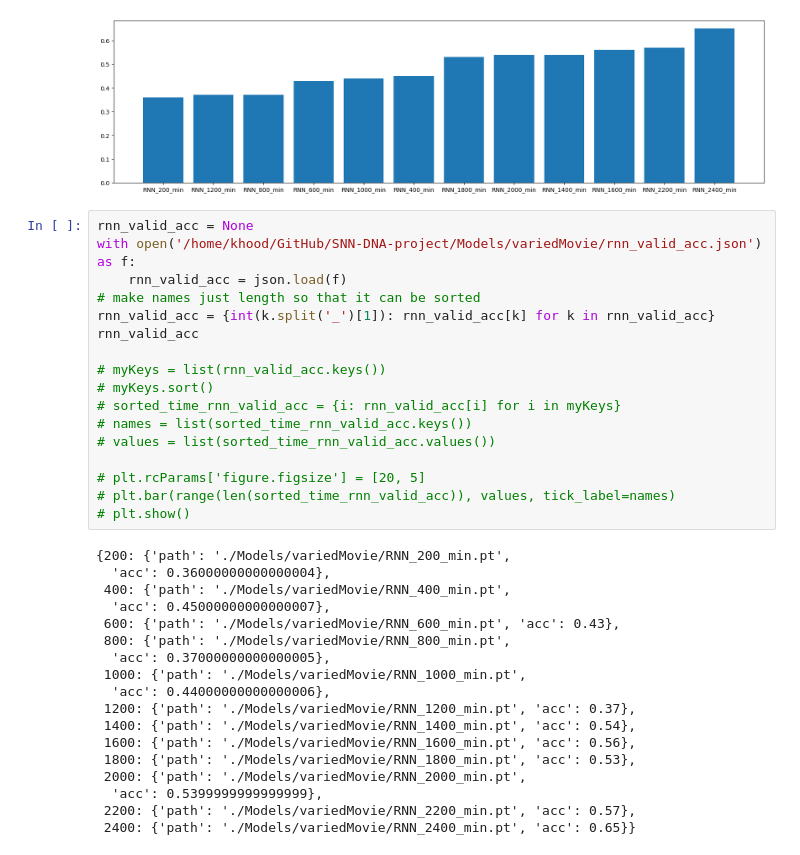
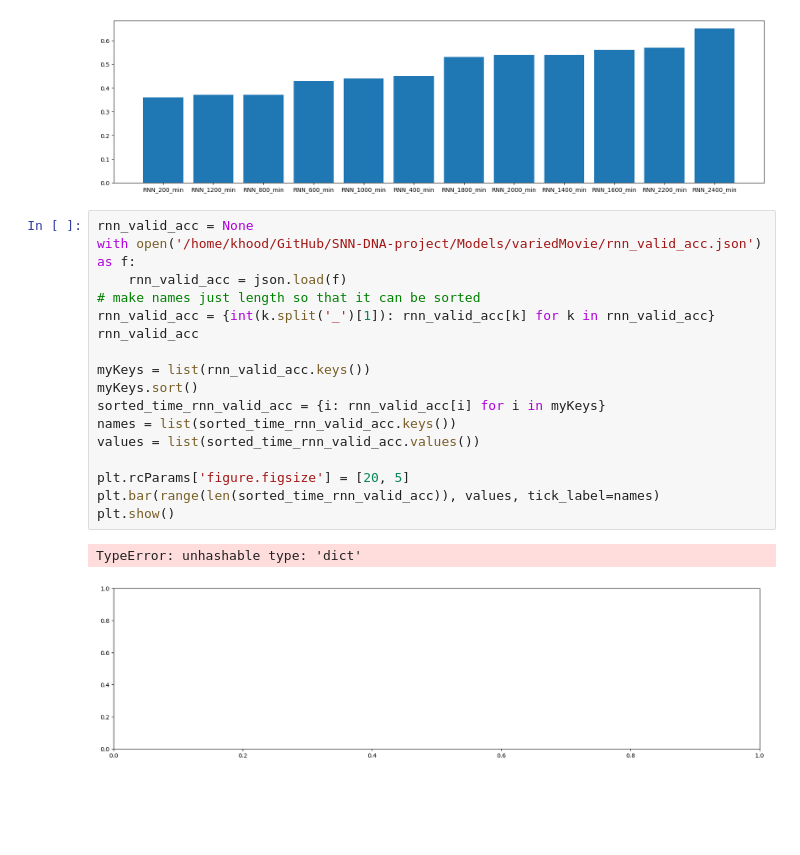
Before and after one commit to khood5/SNN-DNA-project, a Jupyter notebook: RNN-model.ipynb, the cells around one changed output. Cells and saved outputs as stored; diff of their text form; blank space fills up the shorter version.

```diff
--- a/RNN-model.ipynb
+++ b/RNN-model.ipynb
@@ -277,35 +276,20 @@ plt.show()
 # %%
 rnn_valid_acc = None
 with open('/home/khood/GitHub/SNN-DNA-project/Models/variedMovie/rnn_valid_acc.json') as f:
     rnn_valid_acc = json.load(f)
 # make names just length so that it can be sorted
 rnn_valid_acc = {int(k.split('_')[1]): rnn_valid_acc[k] for k in rnn_valid_acc}
 rnn_valid_acc
 
-# myKeys = list(rnn_valid_acc.keys())
-# myKeys.sort()
-# sorted_time_rnn_valid_acc = {i: rnn_valid_acc[i] for i in myKeys}
-# names = list(sorted_time_rnn_valid_acc.keys())
-# values = list(sorted_time_rnn_valid_acc.values())
+myKeys = list(rnn_valid_acc.keys())
+myKeys.sort()
+sorted_time_rnn_valid_acc = {i: rnn_valid_acc[i] for i in myKeys}
+names = list(sorted_time_rnn_valid_acc.keys())
+values = list(sorted_time_rnn_valid_acc.values())
 
-# plt.rcParams['figure.figsize'] = [20, 5]
-# plt.bar(range(len(sorted_time_rnn_valid_acc)), values, tick_label=names)
-# plt.show()
+plt.rcParams['figure.figsize'] = [20, 5]
+plt.bar(range(len(sorted_time_rnn_valid_acc)), values, tick_label=names)
+plt.show()
 # %% [output]
-{200: {'path': './Models/variedMovie/RNN_200_min.pt',
-  'acc': 0.36000000000000004},
- 400: {'path': './Models/variedMovie/RNN_400_min.pt',
-  'acc': 0.45000000000000007},
- 600: {'path': './Models/variedMovie/RNN_600_min.pt', 'acc': 0.43},
- 800: {'path': './Models/variedMovie/RNN_800_min.pt',
-  'acc': 0.37000000000000005},
- 1000: {'path': './Models/variedMovie/RNN_1000_min.pt',
-  'acc': 0.44000000000000006},
- 1200: {'path': './Models/variedMovie/RNN_1200_min.pt', 'acc': 0.37},
- 1400: {'path': './Models/variedMovie/RNN_1400_min.pt', 'acc': 0.54},
- 1600: {'path': './Models/variedMovie/RNN_1600_min.pt', 'acc': 0.56},
- 1800: {'path': './Models/variedMovie/RNN_1800_min.pt', 'acc': 0.53},
- 2000: {'path': './Models/variedMovie/RNN_2000_min.pt',
-  'acc': 0.5399999999999999},
- 2200: {'path': './Models/variedMovie/RNN_2200_min.pt', 'acc': 0.57},
- 2400: {'path': './Models/variedMovie/RNN_2400_min.pt', 'acc': 0.65}}
+TypeError: unhashable type: 'dict'
+[figure, added]
```
Also changed, not shown: parts of 2 cells of this notebook, 6 other files.
